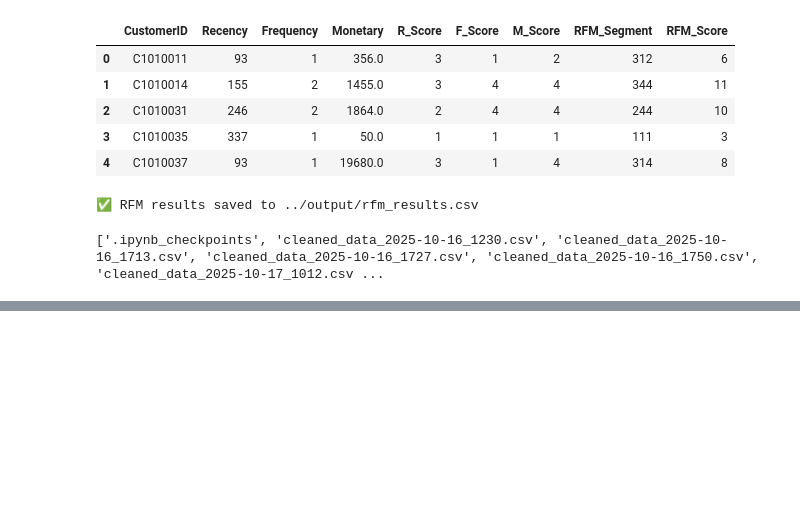
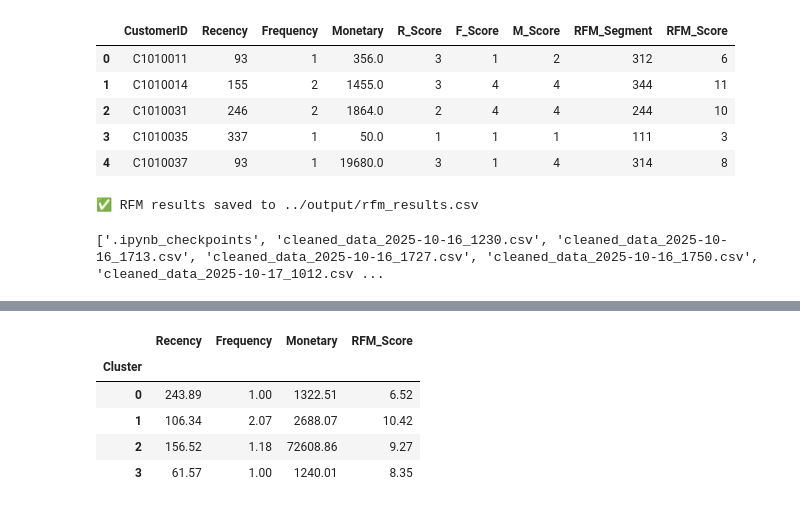
Before and after one commit to Rugiatu2023/banking_project, a Jupyter notebook: notebook/Banking_project.ipynb, the cells around one changed output, grey strips where cells are left out. Saved outputs shown, nothing was run; the diff lists cells and outputs as text; code cells hidden in the pictures; blank space fills up the shorter version.

```diff
--- a/notebook/Banking_project.ipynb
+++ b/notebook/Banking_project.ipynb
@@ -534,0 +584,14 @@ print(os.listdir('../output'))
+# %%
+cluster_summary = (
+    rfm.groupby('Cluster')[['Recency', 'Frequency', 'Monetary', 'RFM_Score']]
+    .mean()
+    .round(2)
+)
+cluster_summary
+# %% [output]
+|  | Recency | Frequency | Monetary | RFM_Score |
+| Cluster |  |  |  |  |
+| 0 | 243.89 | 1.00 | 1322.51 | 6.52 |
+| 1 | 106.34 | 2.07 | 2688.07 | 10.42 |
+| 2 | 156.52 | 1.18 | 72608.86 | 9.27 |
+| 3 | 61.57 | 1.00 | 1240.01 | 8.35 |
```
Also changed, not shown: parts of 9 cells of this notebook.
